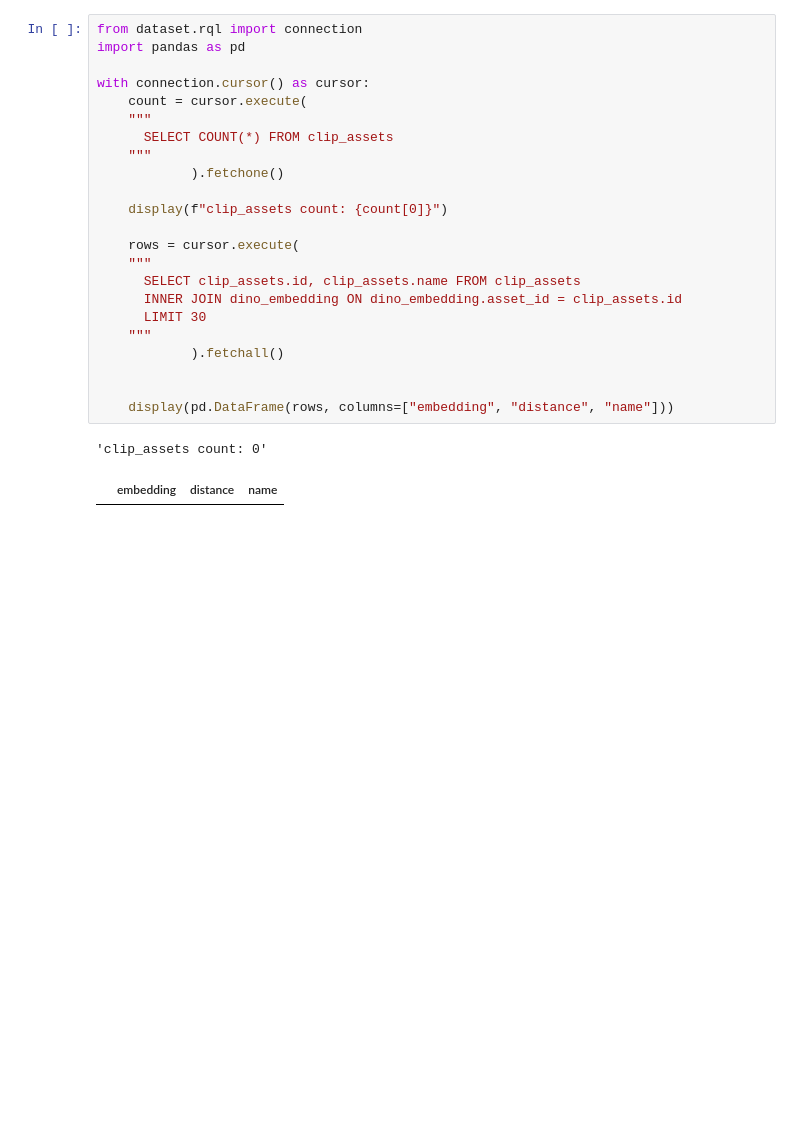
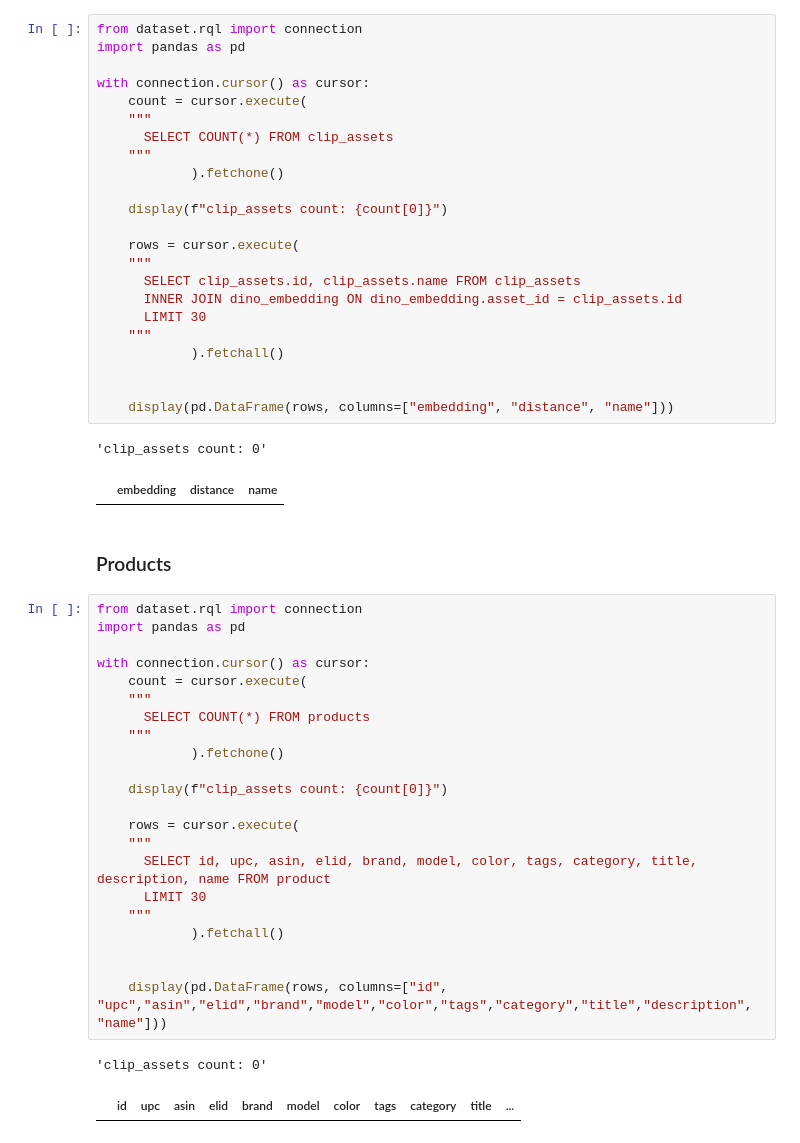
Before and after one commit to thepian/record-thing, a Jupyter notebook: docs/setup.ipynb, the cells around one changed output. Cells and saved outputs as stored; diff of their text form; blank space fills up the shorter version.

```diff
--- a/docs/setup.ipynb
+++ b/docs/setup.ipynb
@@ -113,3 +127,30 @@ with connection.cursor() as cursor:
 # %% [output]
 'clip_assets count: 0'
 |  | embedding | distance | name |
+# %% [markdown]
+### Products
+# %%
+from dataset.rql import connection
+import pandas as pd
+
+with connection.cursor() as cursor:
+    count = cursor.execute(
+    """
+      SELECT COUNT(*) FROM products
+    """
+            ).fetchone()
+
+    display(f"clip_assets count: {count[0]}")
+
+    rows = cursor.execute(
+    """
+      SELECT id, upc, asin, elid, brand, model, color, tags, category, title, description, name FROM product
+      LIMIT 30
+    """
+            ).fetchall()
+
+
+    display(pd.DataFrame(rows, columns=["id", "upc","asin","elid","brand","model","color","tags","category","title","description", "name"]))
+# %% [output]
+'clip_assets count: 0'
+|  | id | upc | asin | elid | brand | model | color | tags | category | title | ... |
```
Also changed, not shown: parts of 3 cells of this notebook, 15 other files.
